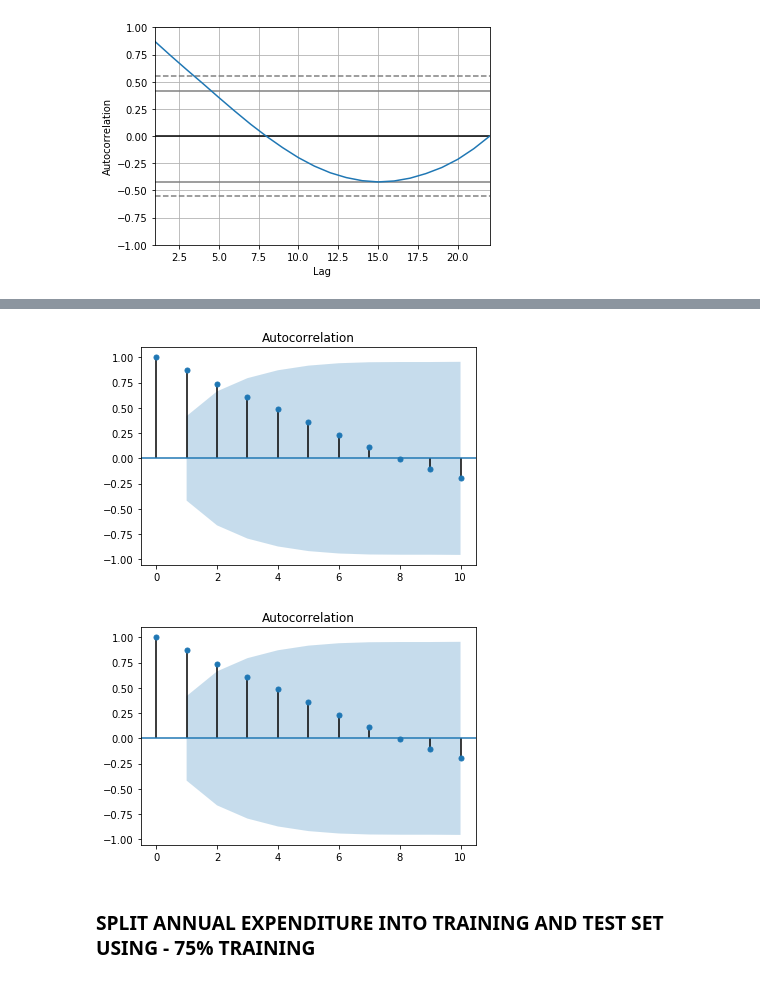
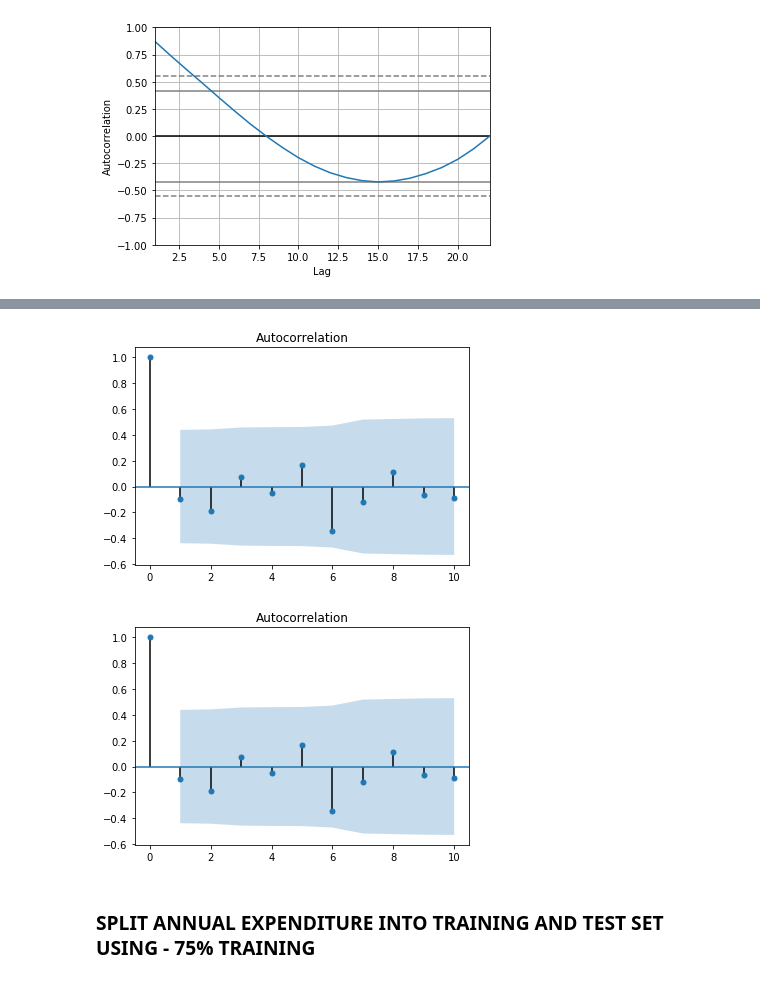
Before and after one commit to judesgit/GA-Data_Science, a Jupyter notebook: projects/final-project/Jude Nwosu -- GA Project -- HealthCare Final Project.ipynb, the cells around one changed output, grey strips where cells are left out. Saved outputs shown, nothing was run; the diff lists cells and outputs as text; code cells hidden in the pictures.

```diff
--- a/projects/final-project/Jude Nwosu -- GA Project -- HealthCare Final Project.ipynb
+++ b/projects/final-project/Jude Nwosu -- GA Project -- HealthCare Final Project.ipynb
@@ -161,10 +166,10 @@ autocorrelation_plot(Medicare1['Total Expenditure'])
 # %%
 from statsmodels.graphics.tsaplots import plot_acf
 
-plot_acf(Medicare1['Total Expenditure'], lags=10)
+plot_acf(Medicare1['Total Expenditure'].diff(1).diff(1).dropna(), lags=10)
 # %% [output]
-[figure, old version]
+[figure, new version]
-[figure, old version]
+[figure, new version]
 # %% [markdown]
 ### SPLIT ANNUAL EXPENDITURE INTO TRAINING AND TEST SET USING - 75% TRAINING
 # %%
```
Also changed, not shown: parts of 6 cells of this notebook.
